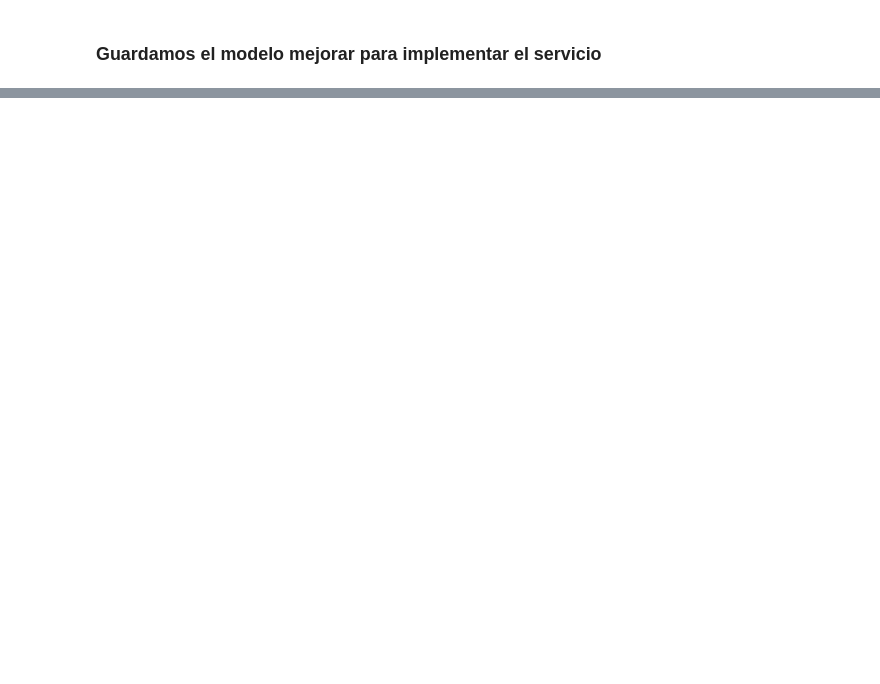
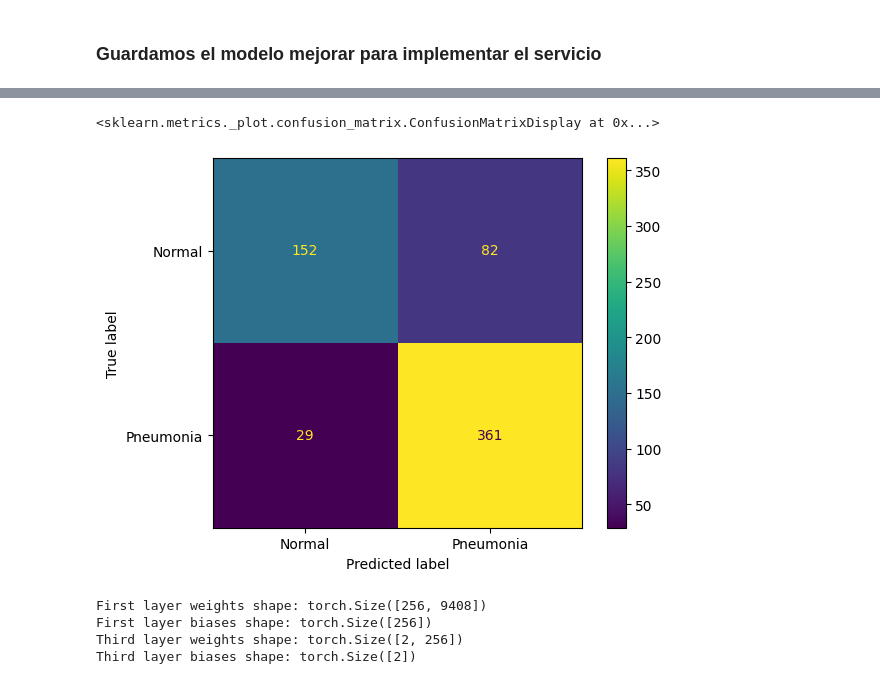
Before and after one commit to docampo16/my-first-repo, a Jupyter notebook: UDD_Proyecto_M7.ipynb, the cells around one changed output, grey strips where cells are left out. Cells and saved outputs as stored; diff of their text form; code cells hidden in the pictures; blank space fills up the shorter version.

```diff
--- a/UDD_Proyecto_M7.ipynb
+++ b/UDD_Proyecto_M7.ipynb
@@ -456,0 +521,43 @@ https://huggingface.co/spaces/docampo/uddc5m7_pneumonia
+# %%
+true_labels = []
+predicted_labels = []
+correct = 0
+
+with torch.no_grad():
+    for images, labels in test_loader:
+        outputs = model(images)
+        _, predicted = torch.max(outputs.data, 1)
+        true_labels.extend(labels.numpy())
+        predicted_labels.extend(predicted.numpy())
+        correct += (predicted == labels).sum().item()
+
+# Calcular la matriz
+cm = confusion_matrix(true_labels, predicted_labels)
+
+# Visualizar
+disp = ConfusionMatrixDisplay(confusion_matrix=cm, display_labels=["Normal", "Pneumonia"])
+disp.plot()
+# %% [output]
+<sklearn.metrics._plot.confusion_matrix.ConfusionMatrixDisplay at 0x...>
+[figure, added]
+# %%
+state_dict = model.state_dict()
+
+# Accessing the weights and biases of the first layer
+first_layer_weights = state_dict['1.weight']
+first_layer_biases = state_dict['1.bias']
+
+# Accessing the weights and biases of the third layer
+third_layer_weights = state_dict['3.weight']
+third_layer_biases = state_dict['3.bias']
+
+# Printing the shapes of the tensors
+print("First layer weights shape:", first_layer_weights.shape)
+print("First layer biases shape:", first_layer_biases.shape)
+print("Third layer weights shape:", third_layer_weights.shape)
+print("Third layer biases shape:", third_layer_biases.shape)
+# %% [output]
+First layer weights shape: torch.Size([256, 9408])
+First layer biases shape: torch.Size([256])
+Third layer weights shape: torch.Size([2, 256])
+Third layer biases shape: torch.Size([2])
```
Also changed, not shown: parts of 16 cells of this notebook.
